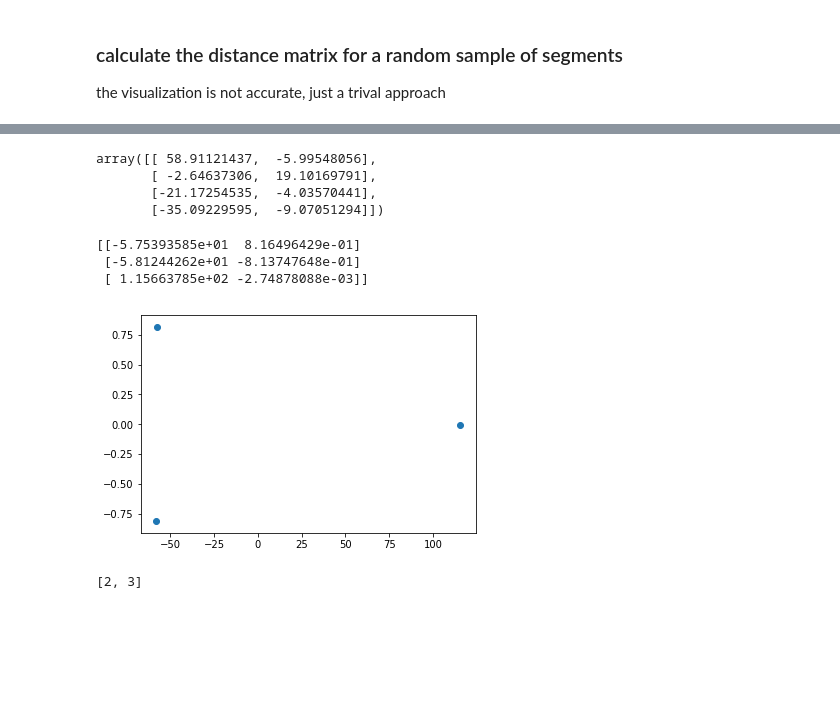
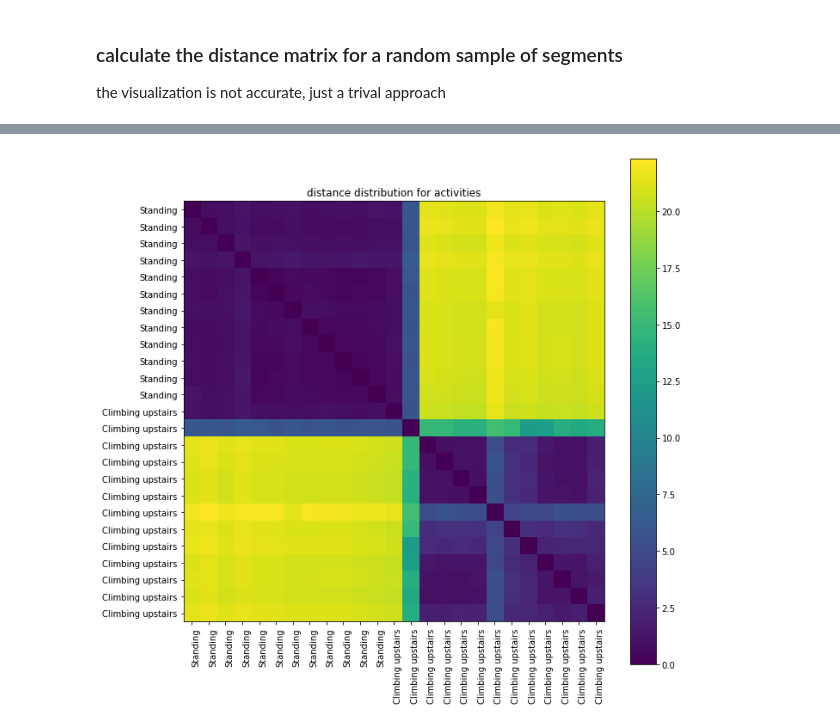
Before and after one commit to nus-curantis/medoid, a Jupyter notebook: medoid/medoid.ipynb, the cells around one changed output, grey strips where cells are left out. Drawn from its saved outputs; the diff is of its cells as text; code cells hidden in the pictures; blank space fills up the shorter version.

```diff
--- a/medoid/medoid.ipynb
+++ b/medoid/medoid.ipynb
@@ -412,39 +385,24 @@ G.draw('./out.png', format='png', prog='neato')
-# %%
-import numpy as np
-from sklearn.decomposition import PCA
-from matplotlib import pyplot as plt
-A = np.array([(0, 1,2,3),
-               (1, 0, 0.9, 0.2),
-               (2, 0.9, 0, 0.1),
-               (3, 0.2, 0.1, 0)
-               ]) * 20
-pca = PCA(n_components=2)
-X2d = pca.fit_transform(A)
-X2d
-# %% [output]
-array([[ 58.91121437,  -5.99548056],
-       [ -2.64637306,  19.10169791],
-       [-21.17254535,  -4.03570441],
-       [-35.09229595,  -9.07051294]])
-# %%
-A = np.array([(0, 1, 100),
-               (1, 0, 101),
-               (100, 101, 0)
-               ])
-pca = PCA(n_components=2)
-X2d = pca.fit_transform(A)
-print X2d
-x, y = np.array(X2d).T
-plt.scatter(x,y)
-plt.show();
-# %% [output]
-[[-5.75393585e+01  8.16496429e-01]
- [-5.81244262e+01 -8.13747648e-01]
- [ 1.15663785e+02 -2.74878088e-03]]
-[figure, removed]
-# %%
-
-dist = [1,2,3,4,5,6]
-getVar(dist, [1,2])
-# %% [output]
-[2, 3]
+# %%
+# plot the distance with 2 activities
+def plot_two(act1, act2):
+    index1 = activities.index(act1)
+    index2 = activities.index(act2)
+    act_sum = index1 + index2
+    act1_seg, act2_seg = getVar(all_segments, [index1, index2])
+    act_label = [act1[0] for i in range(index1)]
+    act_label.extend([act2[0] for i in range(index2)])
+    act_segs = act1_seg
+    act_segs.extend(act2_seg)
+    matrix = [[0 for i in range(act_sum)] for j in range(act_sum)]
+    for i in range(len(matrix)):
+        for j in range(len(matrix)):
+            if i > j:
+                matrix[i][j] = matrix[j][i]
+            else:
+                matrix[i][j] = distance(act_segs[i], act_segs[j])
+    plot_matrix(np.array(matrix), act_label, [act1, act2])
+# %%
+activities[12:14]
+plot_two(activities[12], activities[13])
+# %% [output]
+[figure, added]
```
Also changed, not shown: parts of 6 cells of this notebook, 1 other file.
